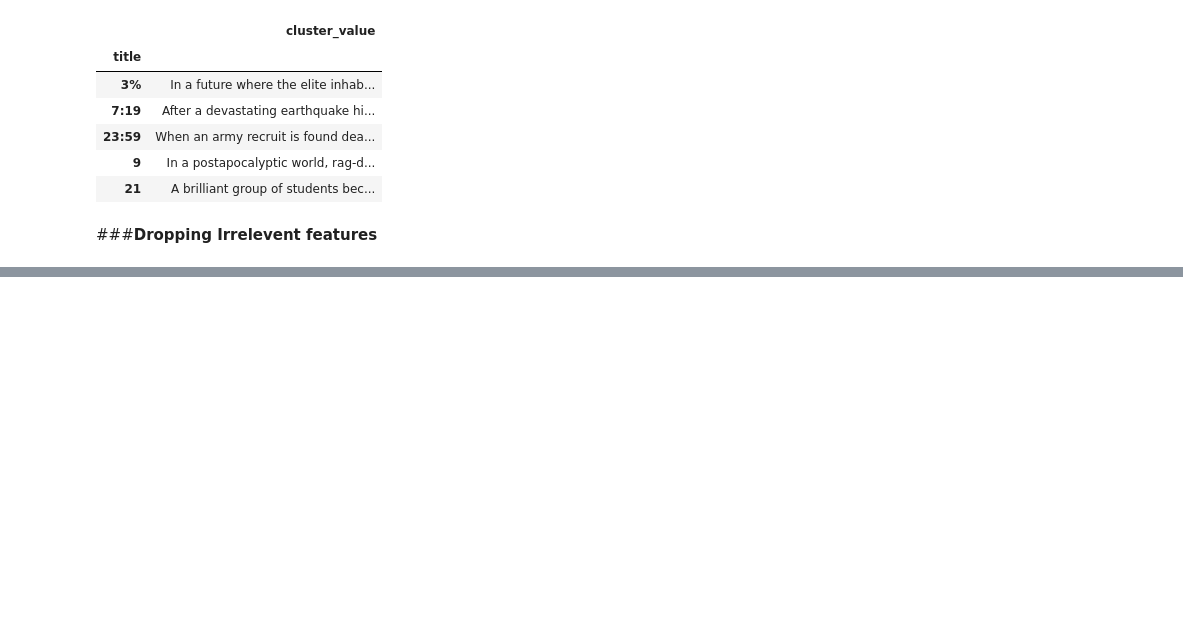
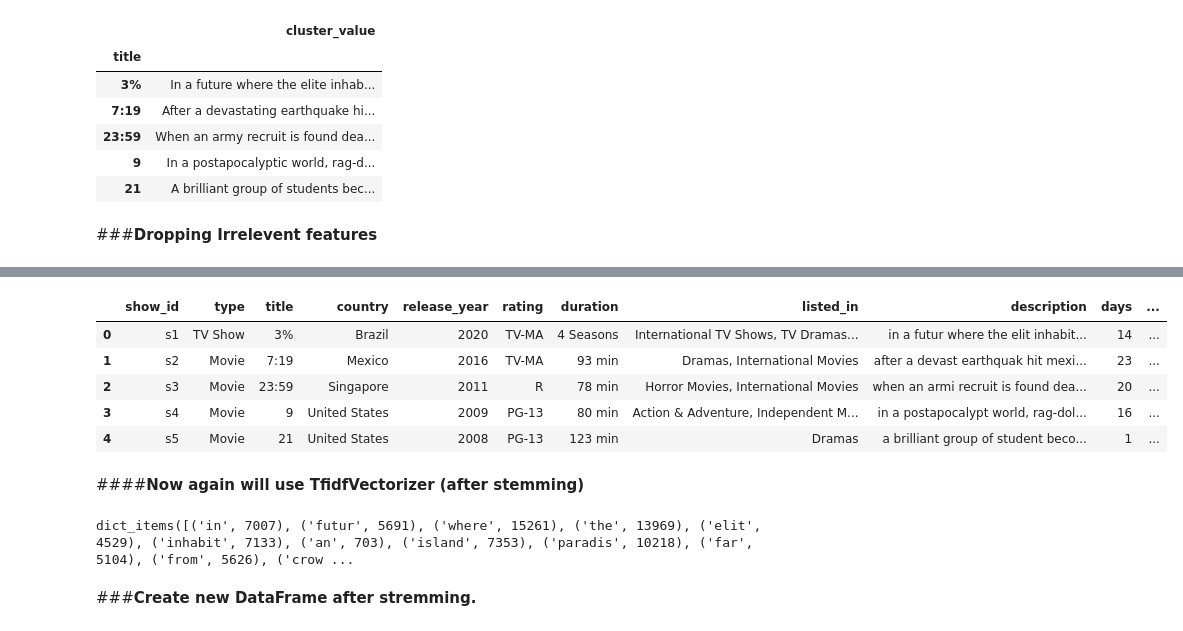
Before and after one commit to DSJibran/NETFLIX-MOVIE-AND-TV-SHOWS, a Jupyter notebook: NETFLIX_MOVIE_AND_TV_SHOWS.ipynb, the cells around one changed output, grey strips where cells are left out. Cells and saved outputs as stored; diff of their text form; code cells hidden in the pictures; blank space fills up the shorter version.

```diff
--- a/NETFLIX_MOVIE_AND_TV_SHOWS.ipynb
+++ b/NETFLIX_MOVIE_AND_TV_SHOWS.ipynb
@@ -653,0 +832,30 @@ netflix_cp.drop(['director','cast'],axis=1, inplace=True)
+# %%
+# Create an object of stemming function
+stemmer = SnowballStemmer("english")
+# %%
+def Apply_stemming(text):
+    '''a function which stems each word in the given text'''
+    text = [stemmer.stem(word) for word in text.split()]
+    return " ".join(text)
+# %%
+#Stemming for description
+netflix_cp['description'] = netflix_cp['description'].apply( Apply_stemming )
+netflix_cp.head()
+# %% [output]
+|  | show_id | type | title | country | release_year | rating | duration | listed_in | description | days | ... |
+| 0 | s1 | TV Show | 3% | Brazil | 2020 | TV-MA | 4 Seasons | International TV Shows, TV Dramas... | in a futur where the elit inhabit... | 14 | ... |
+| 1 | s2 | Movie | 7:19 | Mexico | 2016 | TV-MA | 93 min | Dramas, International Movies | after a devast earthquak hit mexi... | 23 | ... |
+| 2 | s3 | Movie | 23:59 | Singapore | 2011 | R | 78 min | Horror Movies, International Movies | when an armi recruit is found dea... | 20 | ... |
+| 3 | s4 | Movie | 9 | United States | 2009 | PG-13 | 80 min | Action & Adventure, Independent M... | in a postapocalypt world, rag-dol... | 16 | ... |
+| 4 | s5 | Movie | 21 | United States | 2008 | PG-13 | 123 min | Dramas | a brilliant group of student beco... | 1 | ... |
+# %% [markdown]
+####**Now again will use TfidfVectorizer (after stemming)**
+# %%
+T_vector = TfidfVectorizer()
+X = T_vector.fit_transform(netflix_cp['description'])
+
+#collect the vocabulary items used in the vector
+dictionary = T_vector.vocabulary_.items()
+dictionary
+# %% [output]
+dict_items([('in', 7007), ('futur', 5691), ('where', 15261), ('the', 13969), ('elit', 4529), ('inhabit', 7133), ('an', 703), ('island', 7353), ('paradis', 10218), ('far', 5104), ('from', 5626), ('crow ...
@@ -653,0 +870,2 @@ netflix_cp.drop(['director','cast'],axis=1, inplace=True)
+# %% [markdown]
+###**Create new DataFrame after stremming.**
```
Also changed, not shown: parts of 50 cells of this notebook.
